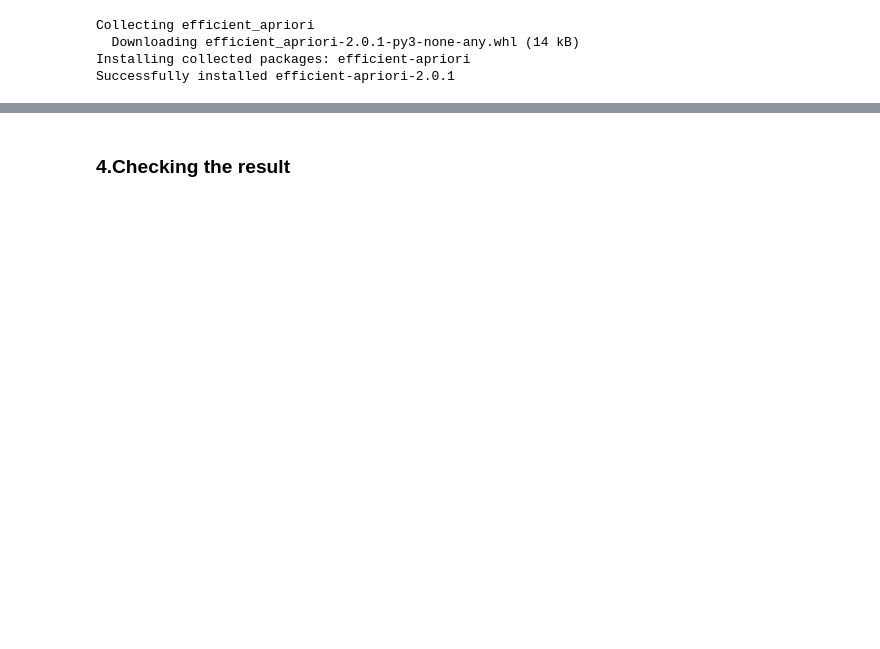
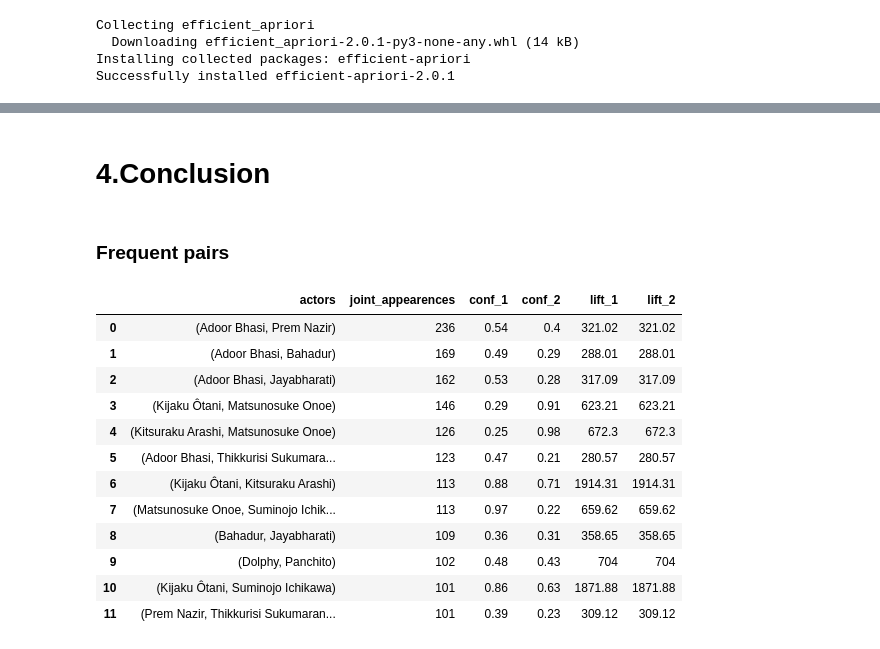
Before and after one commit to nataliakartasheva/AMD_MBA, a Jupyter notebook: AMD_MBA.ipynb, the cells around one changed output, grey strips where cells are left out. Cells and saved outputs as stored; diff of their text form; code cells hidden in the pictures; blank space fills up the shorter version.

```diff
--- a/AMD_MBA.ipynb
+++ b/AMD_MBA.ipynb
@@ -337,4 +362,4 @@ min_confidence = 0
 # apply apriori algorithm
 itemsets, rules = apriori(tuple_of_items_per_each_basket, min_support=min_support, min_confidence=min_confidence)
 # %% [markdown]
-### 4.Checking the result
+# 4.Conclusion
@@ -363,0 +366,2 @@ result_triple_pdf = result_triple_df.toPandas()
+# %% [markdown]
+### Frequent pairs
@@ -364 +385,17 @@ result_triple_pdf = result_triple_df.toPandas()
+# %%
+result_pair_df
+# %% [output]
+|  | actors | joint_appearences | conf_1 | conf_2 | lift_1 | lift_2 |
+| 0 | (Adoor Bhasi, Prem Nazir) | 236 | 0.54 | 0.4 | 321.02 | 321.02 |
+| 1 | (Adoor Bhasi, Bahadur) | 169 | 0.49 | 0.29 | 288.01 | 288.01 |
+| 2 | (Adoor Bhasi, Jayabharati) | 162 | 0.53 | 0.28 | 317.09 | 317.09 |
+| 3 | (Kijaku Ôtani, Matsunosuke Onoe) | 146 | 0.29 | 0.91 | 623.21 | 623.21 |
+| 4 | (Kitsuraku Arashi, Matsunosuke Onoe) | 126 | 0.25 | 0.98 | 672.3 | 672.3 |
+| 5 | (Adoor Bhasi, Thikkurisi Sukumara... | 123 | 0.47 | 0.21 | 280.57 | 280.57 |
+| 6 | (Kijaku Ôtani, Kitsuraku Arashi) | 113 | 0.88 | 0.71 | 1914.31 | 1914.31 |
+| 7 | (Matsunosuke Onoe, Suminojo Ichik... | 113 | 0.97 | 0.22 | 659.62 | 659.62 |
+| 8 | (Bahadur, Jayabharati) | 109 | 0.36 | 0.31 | 358.65 | 358.65 |
+| 9 | (Dolphy, Panchito) | 102 | 0.48 | 0.43 | 704 | 704 |
+| 10 | (Kijaku Ôtani, Suminojo Ichikawa) | 101 | 0.86 | 0.63 | 1871.88 | 1871.88 |
+| 11 | (Prem Nazir, Thikkurisi Sukumaran... | 101 | 0.39 | 0.23 | 309.12 | 309.12 |
 # %%
```
Also changed, not shown: parts of 41 cells of this notebook.
